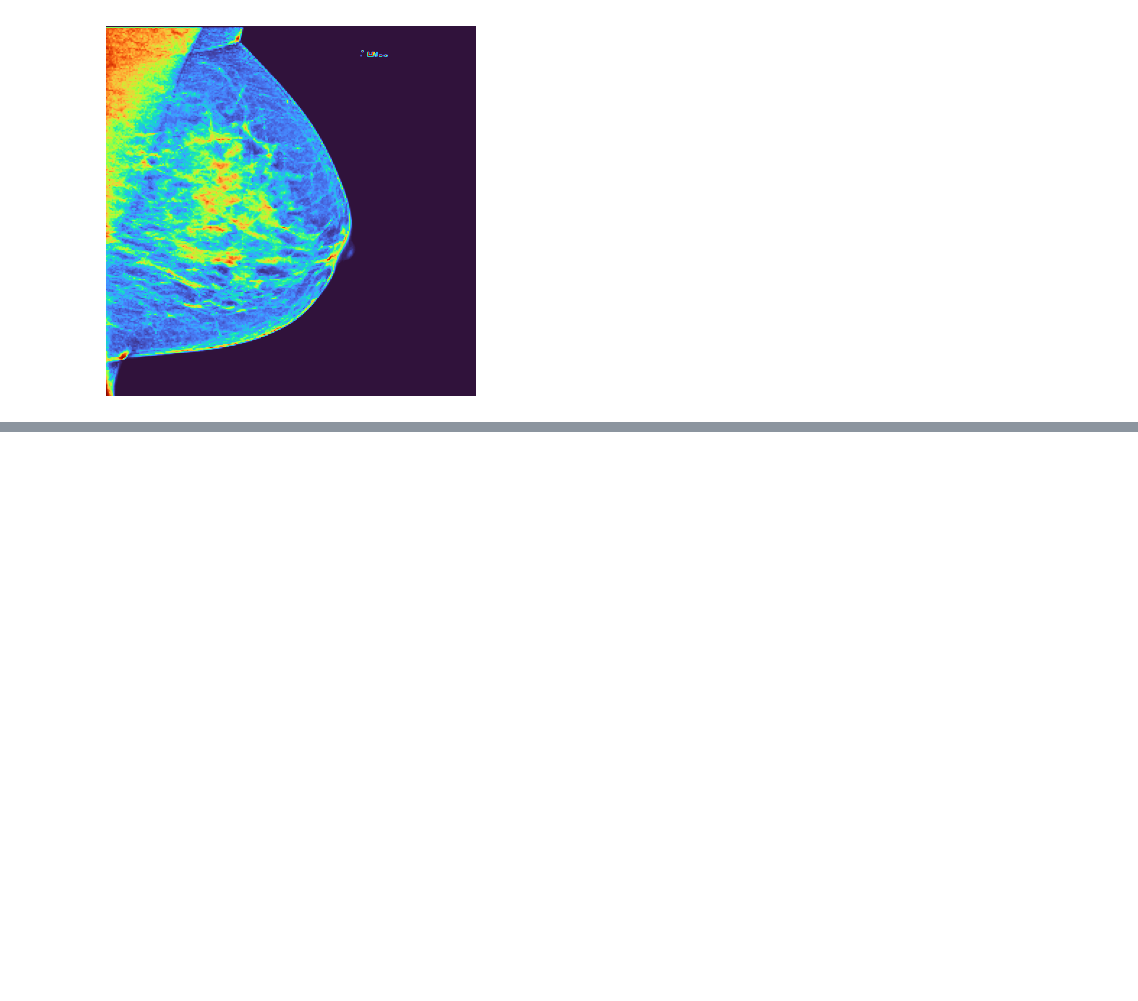
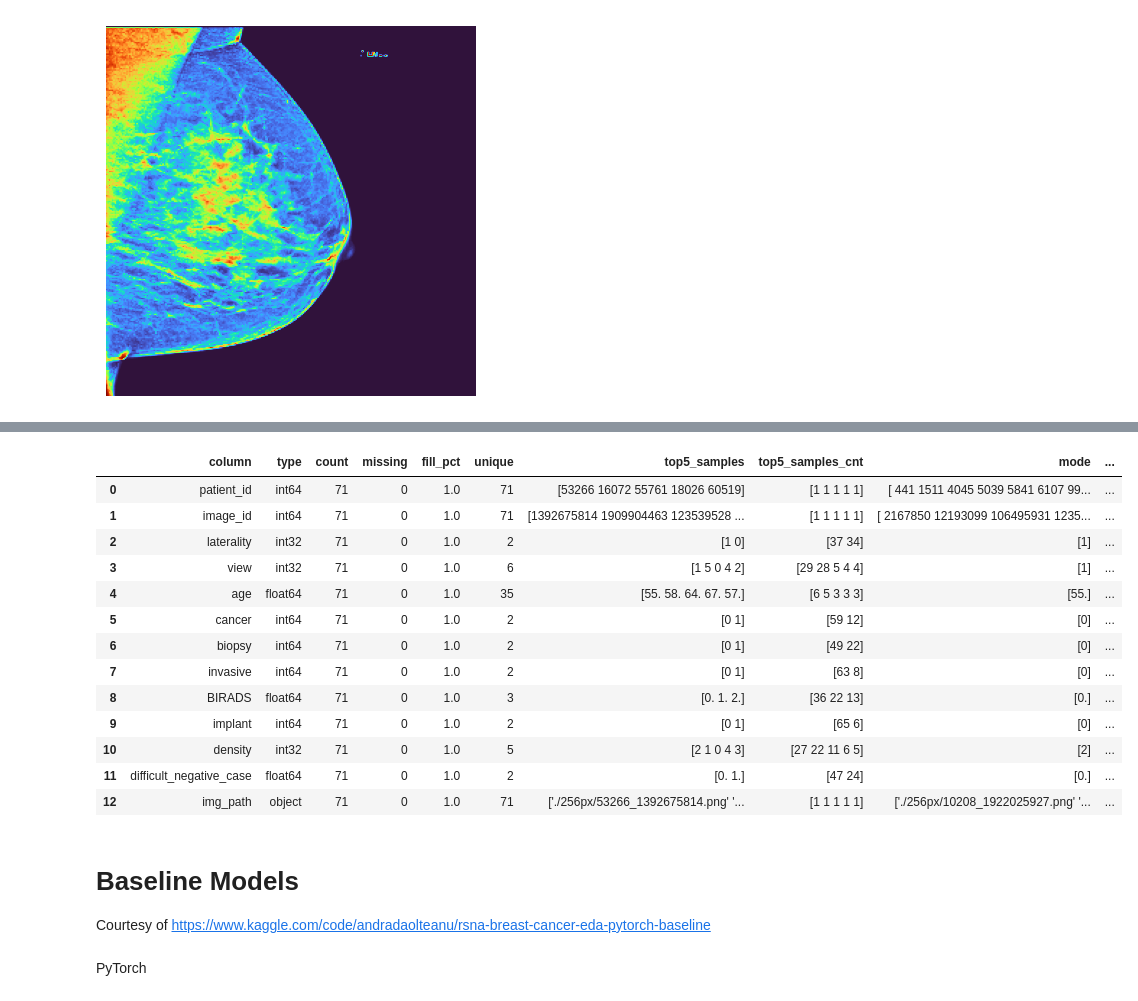
Before and after one commit to tranndt/ml-comp7944-RSNACancerDetection, a Jupyter notebook: preprocessing.ipynb, the cells around one changed output, grey strips where cells are left out. Saved outputs shown, nothing was run; the diff lists cells and outputs as text; code cells hidden in the pictures; blank space fills up the shorter version.

Commit message:
Select train samples

```diff
--- a/preprocessing.ipynb
+++ b/preprocessing.ipynb
@@ -267,0 +258,9 @@ plot_img(img)
+# %%
+train_df['laterality'] = LabelEncoder().fit_transform(train_df['laterality'])
+train_df['view'] = LabelEncoder().fit_transform(train_df['view'])
+train_df['density'] = LabelEncoder().fit_transform(train_df['density'])
+train_df['difficult_negative_case'] = train_df['difficult_negative_case'].astype(float)
+train_df['img_path'] = f"{path}/256px/" + train_df['patient_id'].astype(str) + "_" + train_df['image_id'].astype(str) + ".png"
+train_cols = train_df.columns.drop(['site_id','machine_id'])
+train_df = train_df[train_cols]
+train_df
@@ -267,0 +285,19 @@ plot_img(img)
+# %%
+def sample(df,n,random_state,dropna=True):
+    sampled_df = pd.DataFrame()
+    remaining_df = df.copy().dropna() if dropna else df.copy()
+    for col in remaining_df.columns:
+        for val in pd.unique(remaining_df[col]):
+            if pd.isna(val):
+                df_col = remaining_df[remaining_df[col].isna()]
+            else:
+                df_col = remaining_df[remaining_df[col] == val]
+            sampled = df_col.sample(min(n,len(df_col)),random_state=random_state,replace=False)
+            sampled_df = pd.concat([sampled_df,sampled])
+            remaining_df = remaining_df.loc[remaining_df.index.difference(sampled_df.index)]
+    return sampled_df.drop_duplicates()
+
+train_rows = sample(train_df[train_cols.drop(['patient_id','image_id','age','img_path'])],n=5,random_state=42,dropna=True).index
+train_samples = train_df.loc[train_rows]
+# train_samples.to_csv('train_samples.csv')
+train_samples
@@ -267,0 +318,23 @@ plot_img(img)
+# %%
+profile(train_samples)
+# %% [output]
+|  | column | type | count | missing | fill_pct | unique | top5_samples | top5_samples_cnt | mode | ... |
+| 0 | patient_id | int64 | 71 | 0 | 1.0 | 71 | [53266 16072 55761 18026 60519] | [1 1 1 1 1] | [ 441 1511 4045 5039 5841 6107 99... | ... |
+| 1 | image_id | int64 | 71 | 0 | 1.0 | 71 | [1392675814 1909904463 123539528 ... | [1 1 1 1 1] | [ 2167850 12193099 106495931 1235... | ... |
+| 2 | laterality | int32 | 71 | 0 | 1.0 | 2 | [1 0] | [37 34] | [1] | ... |
+| 3 | view | int32 | 71 | 0 | 1.0 | 6 | [1 5 0 4 2] | [29 28 5 4 4] | [1] | ... |
+| 4 | age | float64 | 71 | 0 | 1.0 | 35 | [55. 58. 64. 67. 57.] | [6 5 3 3 3] | [55.] | ... |
+| 5 | cancer | int64 | 71 | 0 | 1.0 | 2 | [0 1] | [59 12] | [0] | ... |
+| 6 | biopsy | int64 | 71 | 0 | 1.0 | 2 | [0 1] | [49 22] | [0] | ... |
+| 7 | invasive | int64 | 71 | 0 | 1.0 | 2 | [0 1] | [63 8] | [0] | ... |
+| 8 | BIRADS | float64 | 71 | 0 | 1.0 | 3 | [0. 1. 2.] | [36 22 13] | [0.] | ... |
+| 9 | implant | int64 | 71 | 0 | 1.0 | 2 | [0 1] | [65 6] | [0] | ... |
+| 10 | density | int32 | 71 | 0 | 1.0 | 5 | [2 1 0 4 3] | [27 22 11 6 5] | [2] | ... |
+| 11 | difficult_negative_case | float64 | 71 | 0 | 1.0 | 2 | [0. 1.] | [47 24] | [0.] | ... |
+| 12 | img_path | object | 71 | 0 | 1.0 | 71 | ['./256px/53266_1392675814.png' '... | [1 1 1 1 1] | ['./256px/10208_1922025927.png' '... | ... |
+# %% [markdown]
+# Baseline Models
+
+Courtesy of https://www.kaggle.com/code/andradaolteanu/rsna-breast-cancer-eda-pytorch-baseline
+# %% [markdown]
+PyTorch
```
Also changed, not shown: parts of 7 cells of this notebook, 2 other files.
